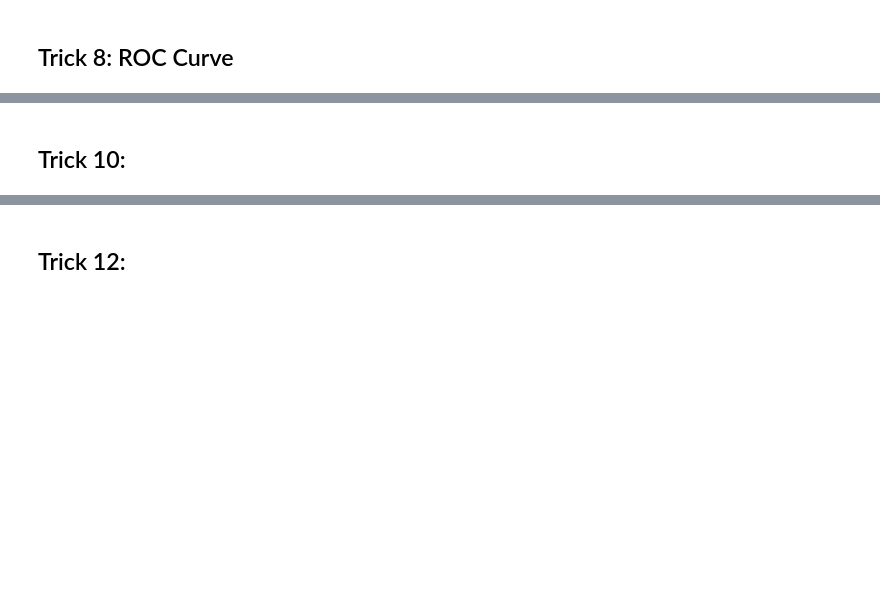
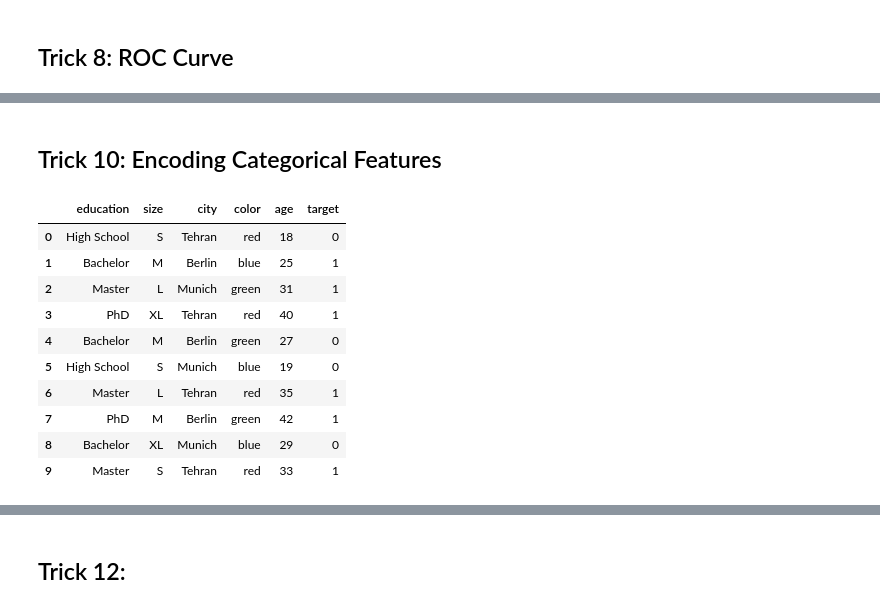
Before and after one commit to sher2008v/ml-practice-lab, a Jupyter notebook: 8- 20 Scikit-Learns' Tricks/Notebook.ipynb, the cells around one changed output, grey strips where cells are left out. Cells and saved outputs as stored; diff of their text form; code cells hidden in the pictures; blank space fills up the shorter version.

```diff
--- a/8- 20 Scikit-Learns' Tricks/Notebook.ipynb
+++ b/8- 20 Scikit-Learns' Tricks/Notebook.ipynb
@@ -321,2 +417,2 @@ ConfusionMatrixDisplay.from_predictions(y_test, y_pred, cmap='Blues')
 # %% [markdown]
-## Trick 10:
+## Trick 10: Encoding Categorical Features
@@ -322,0 +423,25 @@ ConfusionMatrixDisplay.from_predictions(y_test, y_pred, cmap='Blues')
+# %%
+df = pd.DataFrame({
+    "education": ["High School", "Bachelor", "Master", "PhD", "Bachelor",
+                  "High School", "Master", "PhD", "Bachelor", "Master"],
+    "size": ["S", "M", "L", "XL", "M", "S", "L", "M", "XL", "S"],
+    "city": ["Tehran", "Berlin", "Munich", "Tehran", "Berlin",
+             "Munich", "Tehran", "Berlin", "Munich", "Tehran"],
+    "color": ["red", "blue", "green", "red", "green",
+              "blue", "red", "green", "blue", "red"],
+    "age": [18, 25, 31, 40, 27, 19, 35, 42, 29, 33],
+    "target": [0, 1, 1, 1, 0, 0, 1, 1, 0, 1],
+})
+df
+# %% [output]
+|  | education | size | city | color | age | target |
+| 0 | High School | S | Tehran | red | 18 | 0 |
+| 1 | Bachelor | M | Berlin | blue | 25 | 1 |
+| 2 | Master | L | Munich | green | 31 | 1 |
+| 3 | PhD | XL | Tehran | red | 40 | 1 |
+| 4 | Bachelor | M | Berlin | green | 27 | 0 |
+| 5 | High School | S | Munich | blue | 19 | 0 |
+| 6 | Master | L | Tehran | red | 35 | 1 |
+| 7 | PhD | M | Berlin | green | 42 | 1 |
+| 8 | Bachelor | XL | Munich | blue | 29 | 0 |
+| 9 | Master | S | Tehran | red | 33 | 1 |
```
Also changed, not shown: parts of 32 cells of this notebook, 1 other file.
